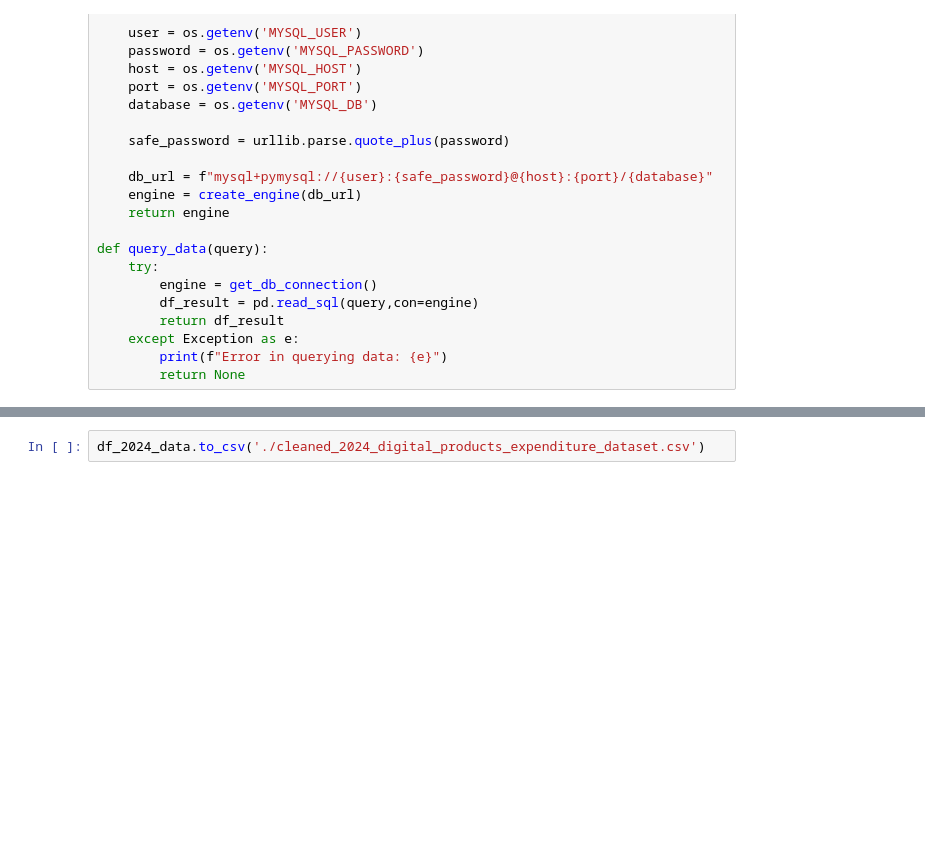
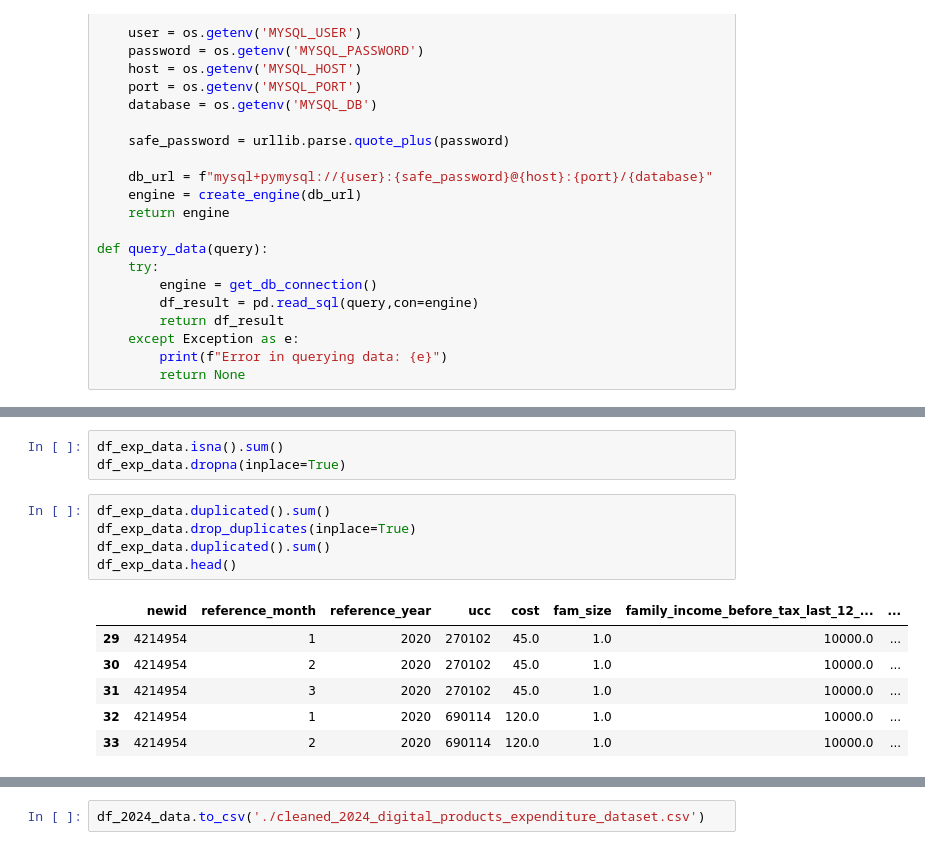
Before and after one commit to Alain-16/Digital_Product_Insights, a Jupyter notebook: Data_processing.ipynb, the cells around one changed output, grey strips where cells are left out. Drawn from its saved outputs; the diff is of its cells as text; blank space fills up the shorter version.

```diff
--- a/Data_processing.ipynb
+++ b/Data_processing.ipynb
@@ -884,0 +213,15 @@ df_2024_data.head()
+# %%
+df_exp_data.isna().sum()
+df_exp_data.dropna(inplace=True)
+# %%
+df_exp_data.duplicated().sum()
+df_exp_data.drop_duplicates(inplace=True)
+df_exp_data.duplicated().sum()
+df_exp_data.head()
+# %% [output]
+|  | newid | reference_month | reference_year | ucc | cost | fam_size | family_income_before_tax_last_12_... | ... |
+| 29 | 4214954 | 1 | 2020 | 270102 | 45.0 | 1.0 | 10000.0 | ... |
+| 30 | 4214954 | 2 | 2020 | 270102 | 45.0 | 1.0 | 10000.0 | ... |
+| 31 | 4214954 | 3 | 2020 | 270102 | 45.0 | 1.0 | 10000.0 | ... |
+| 32 | 4214954 | 1 | 2020 | 690114 | 120.0 | 1.0 | 10000.0 | ... |
+| 33 | 4214954 | 2 | 2020 | 690114 | 120.0 | 1.0 | 10000.0 | ... |
```
Also changed, not shown: parts of 80 cells of this notebook, 2 other files.
